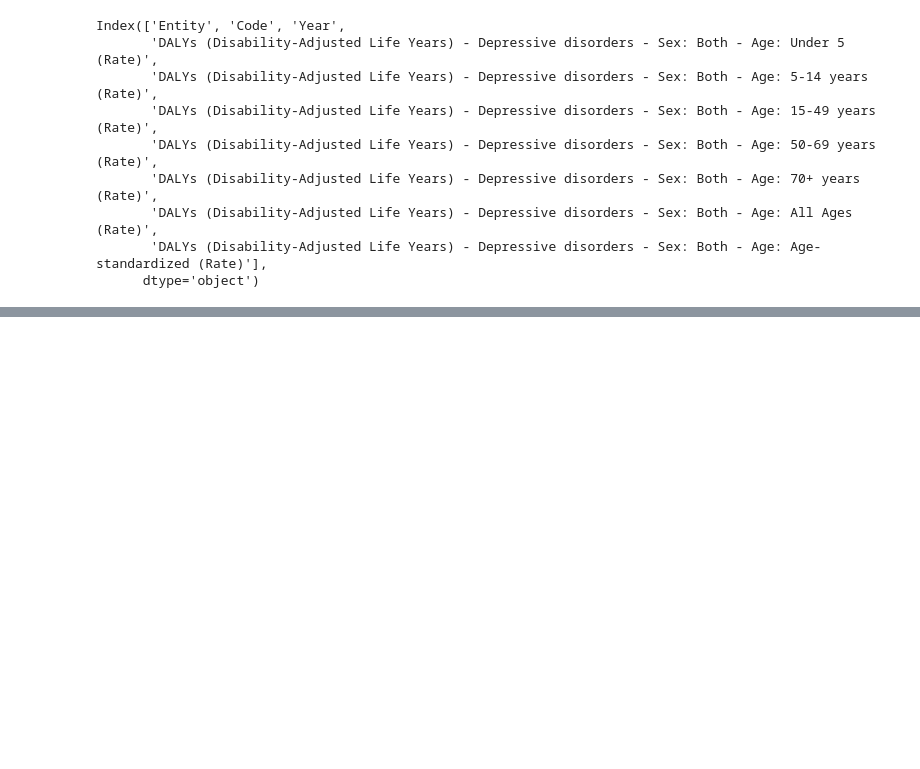
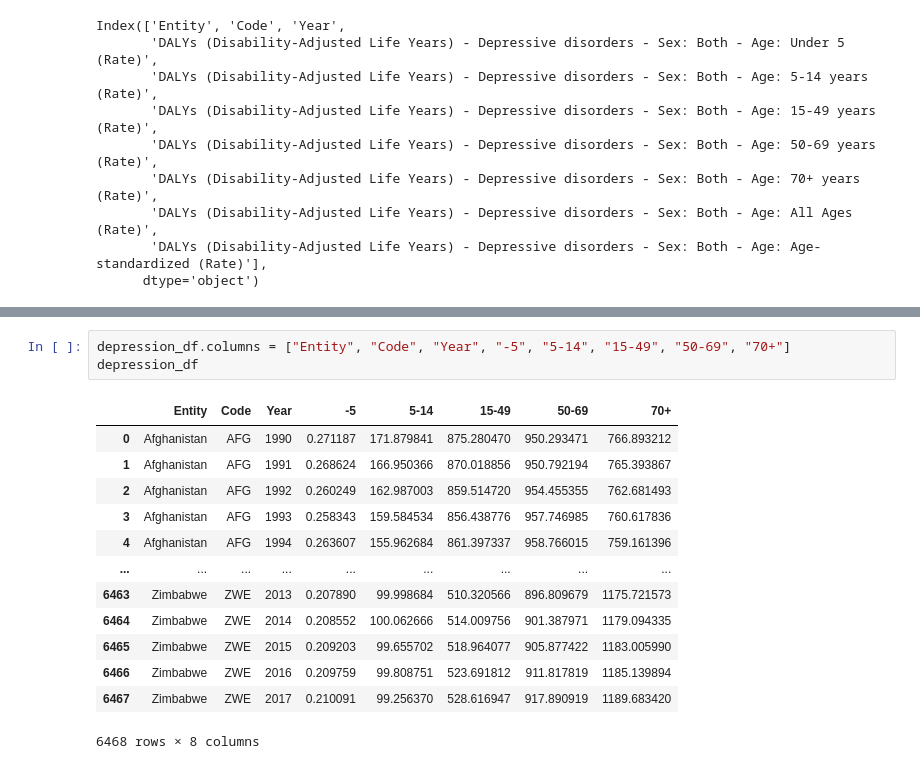
Before and after one commit to dianeyaneza/UWA-Data-Final_Project, a Jupyter notebook: wmhdata.ipynb, the cells around one changed output, grey strips where cells are left out. Cells and saved outputs as stored; diff of their text form; blank space fills up the shorter version.

```diff
--- a/wmhdata.ipynb
+++ b/wmhdata.ipynb
@@ -69,0 +89,17 @@ depression_data
+# %%
+depression_df.columns = ["Entity", "Code", "Year", "-5", "5-14", "15-49", "50-69", "70+"]
+depression_df
+# %% [output]
+|  | Entity | Code | Year | -5 | 5-14 | 15-49 | 50-69 | 70+ |
+| 0 | Afghanistan | AFG | 1990 | 0.271187 | 171.879841 | 875.280470 | 950.293471 | 766.893212 |
+| 1 | Afghanistan | AFG | 1991 | 0.268624 | 166.950366 | 870.018856 | 950.792194 | 765.393867 |
+| 2 | Afghanistan | AFG | 1992 | 0.260249 | 162.987003 | 859.514720 | 954.455355 | 762.681493 |
+| 3 | Afghanistan | AFG | 1993 | 0.258343 | 159.584534 | 856.438776 | 957.746985 | 760.617836 |
+| 4 | Afghanistan | AFG | 1994 | 0.263607 | 155.962684 | 861.397337 | 958.766015 | 759.161396 |
+| ... | ... | ... | ... | ... | ... | ... | ... | ... |
+| 6463 | Zimbabwe | ZWE | 2013 | 0.207890 | 99.998684 | 510.320566 | 896.809679 | 1175.721573 |
+| 6464 | Zimbabwe | ZWE | 2014 | 0.208552 | 100.062666 | 514.009756 | 901.387971 | 1179.094335 |
+| 6465 | Zimbabwe | ZWE | 2015 | 0.209203 | 99.655702 | 518.964077 | 905.877422 | 1183.005990 |
+| 6466 | Zimbabwe | ZWE | 2016 | 0.209759 | 99.808751 | 523.691812 | 911.817819 | 1185.139894 |
+| 6467 | Zimbabwe | ZWE | 2017 | 0.210091 | 99.256370 | 528.616947 | 917.890919 | 1189.683420 |
+6468 rows × 8 columns
```
Also changed, not shown: parts of 7 cells of this notebook.
